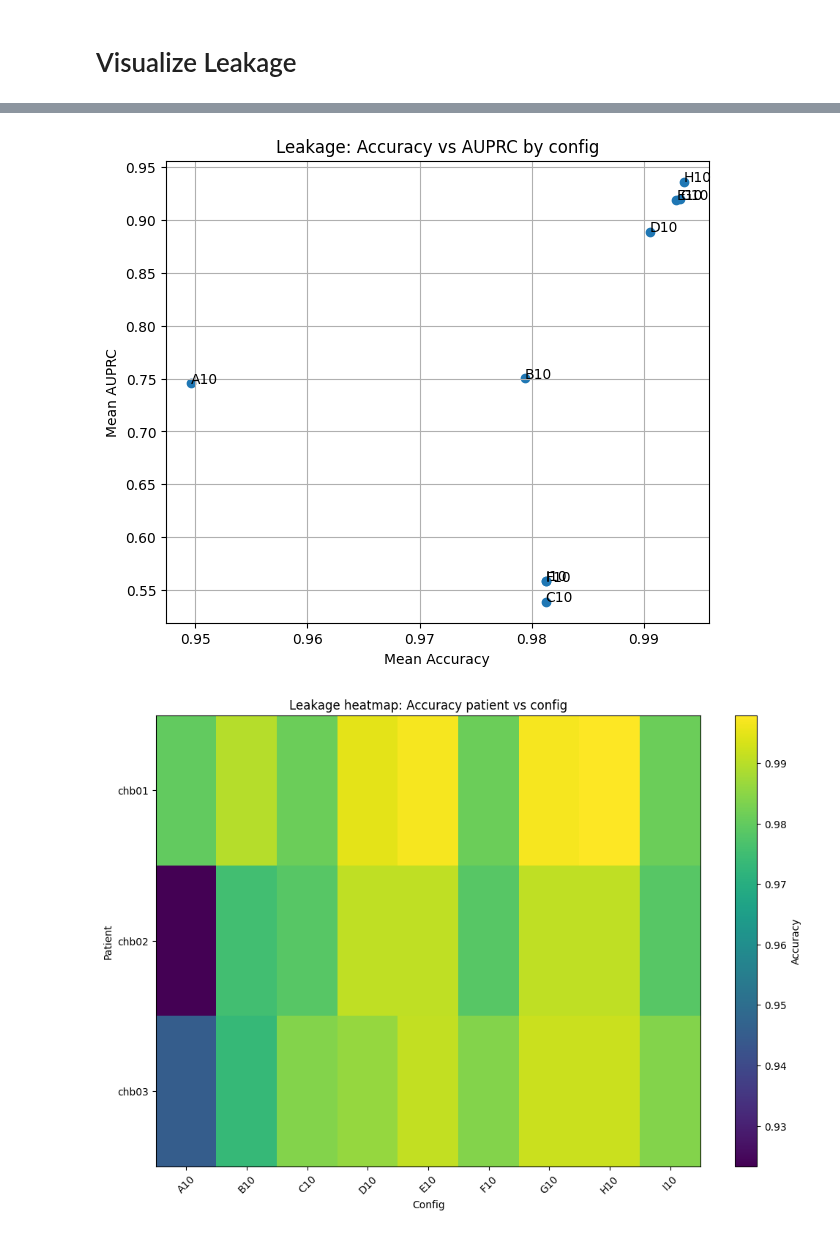
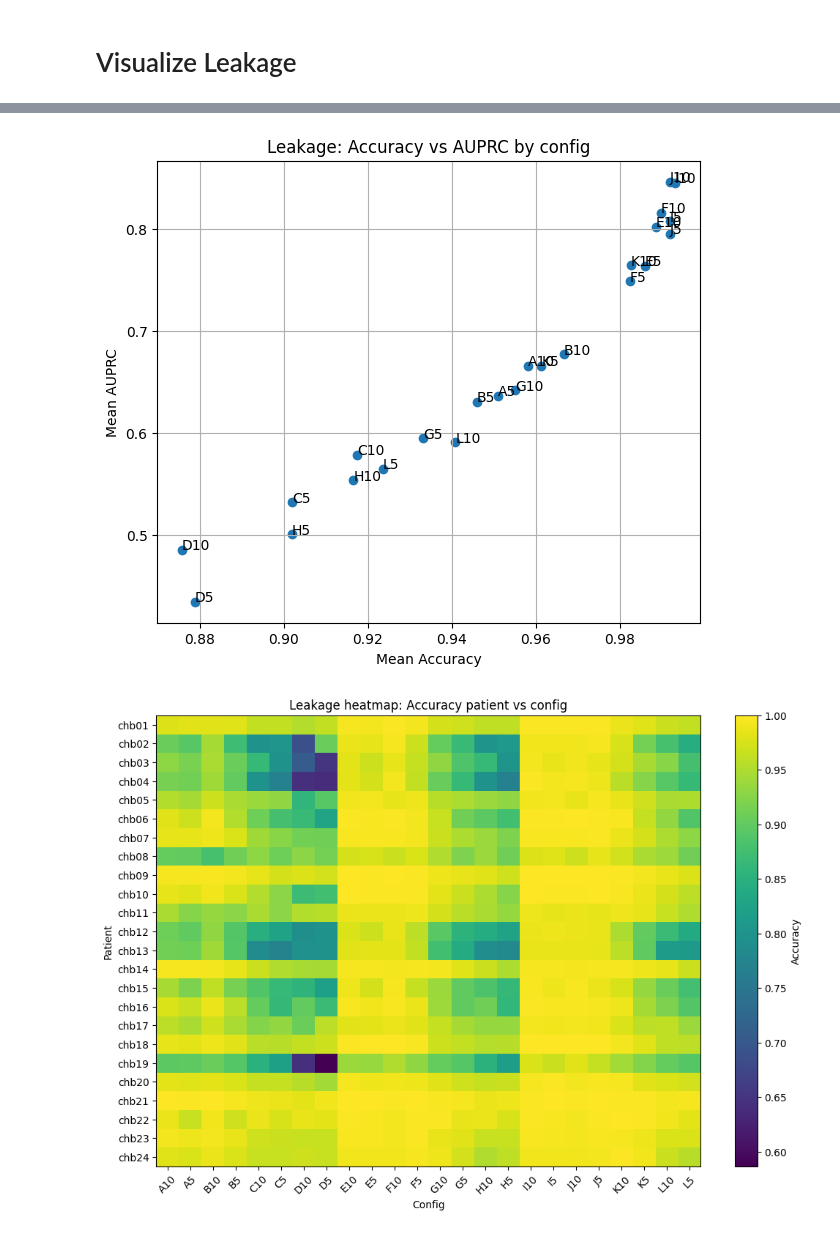
Before and after one commit to ritzww/THESIS_Directed_Connectivity_and_Data_Leakage_In_EEG_Seizure_Detection, a Jupyter notebook: 7. Leakage Visualization.ipynb, the cells around one changed output, grey strips where cells are left out. Saved outputs shown, nothing was run; the diff lists cells and outputs as text; code cells hidden in the pictures.

```diff
--- a/7. Leakage Visualization.ipynb
+++ b/7. Leakage Visualization.ipynb
@@ -5,7 +5,7 @@ import pandas as pd
 import matplotlib.pyplot as plt
 
 
-df = pd.read_csv("LEAKY_RESULTS_seizure_only.csv")
+df = pd.read_csv("../RESULTS/RESULTS_LEAKY.csv")
 
 
 # =====================================================
@@ -206,7 +206,7 @@ import pandas as pd
 import matplotlib.pyplot as plt
 
 
-df = pd.read_csv("LEAKY_RESULTS_seizure_only.csv")
+df = pd.read_csv("../RESULTS/RESULTS_LEAKY.csv")
 
 
 # =====================================================
@@ -413,5 +413,5 @@ plt.show()
-[figure, old version]
+[figure, new version]
-[figure, old version]
+[figure, new version]
 # %%
 import pandas as pd
 import matplotlib.pyplot as plt
```
Also changed, not shown: parts of 7 cells of this notebook, 27 other files.
